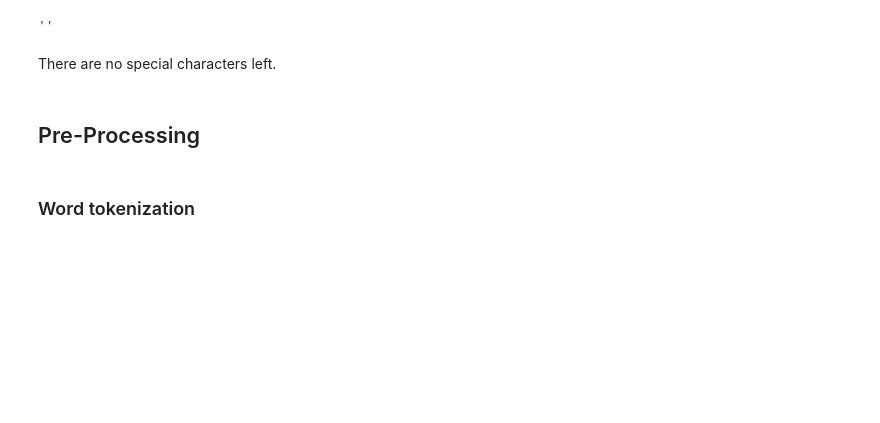
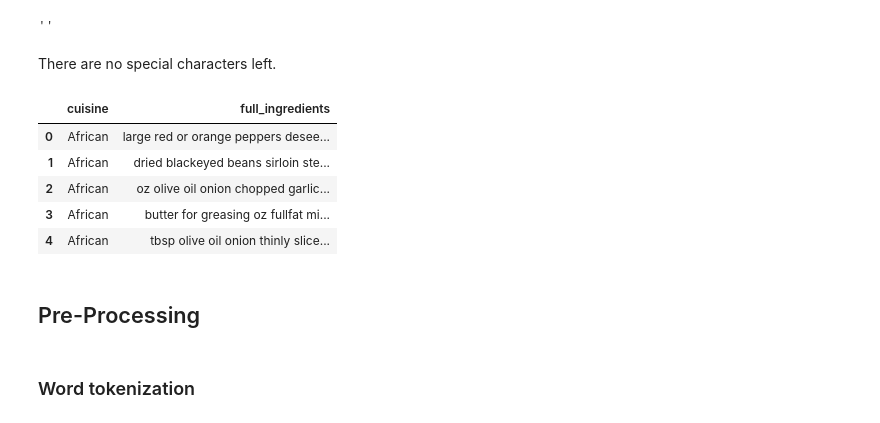
Before and after one commit to momcancode/Cuisine-Demystifier-NLP-ML-Project, a Jupyter notebook: model/00_EDA.ipynb, the cells around one changed output. Drawn from its saved outputs; the diff is of its cells as text; code cells hidden in the pictures; blank space fills up the shorter version.

```diff
--- a/model/00_EDA.ipynb
+++ b/model/00_EDA.ipynb
@@ -329,6 +329,15 @@ unique_special_chars()
 ''
 # %% [markdown]
 There are no special characters left.
+# %%
+df.head()
+# %% [output]
+|  | cuisine | full_ingredients |
+| 0 | African | large red or orange peppers desee... |
+| 1 | African | dried blackeyed beans sirloin ste... |
+| 2 | African | oz olive oil onion chopped garlic... |
+| 3 | African | butter for greasing oz fullfat mi... |
+| 4 | African | tbsp olive oil onion thinly slice... |
 # %% [markdown]
 ## Pre-Processing
 # %% [markdown]
```
Also changed, not shown: parts of 17 cells of this notebook, 2 other files.
